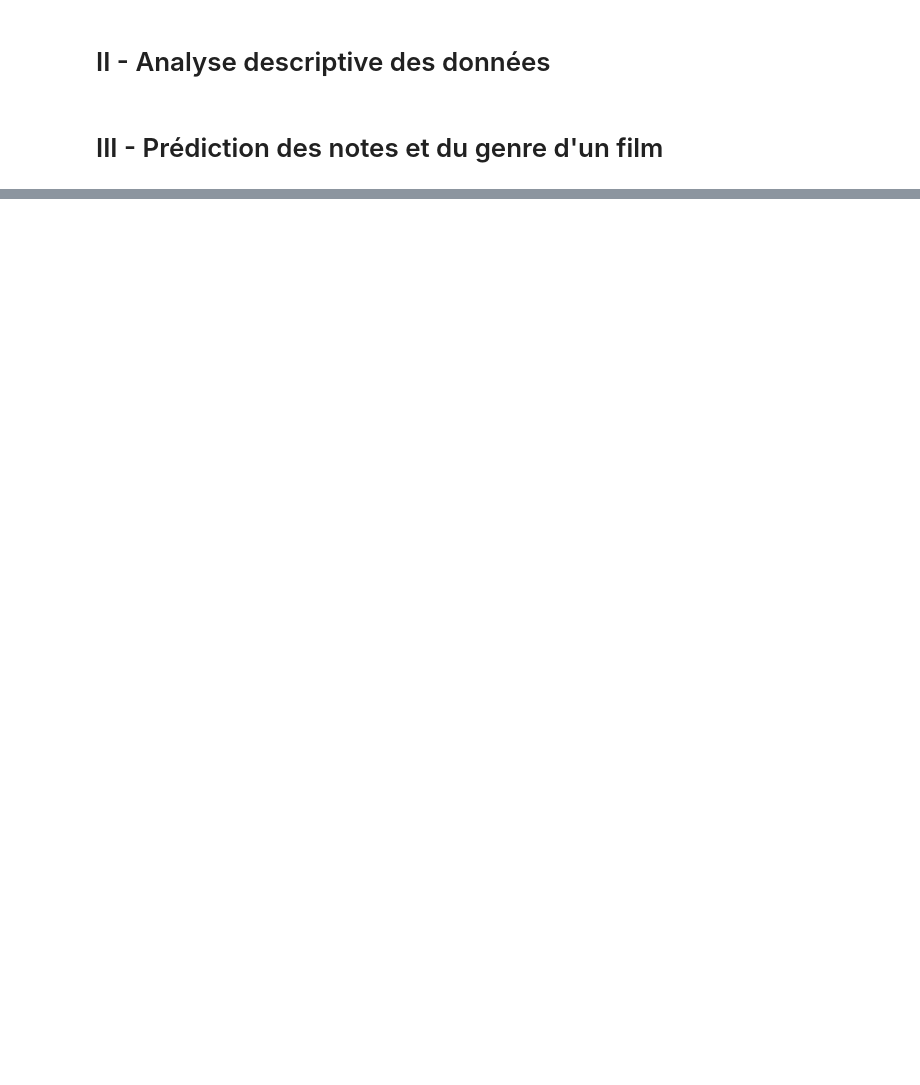
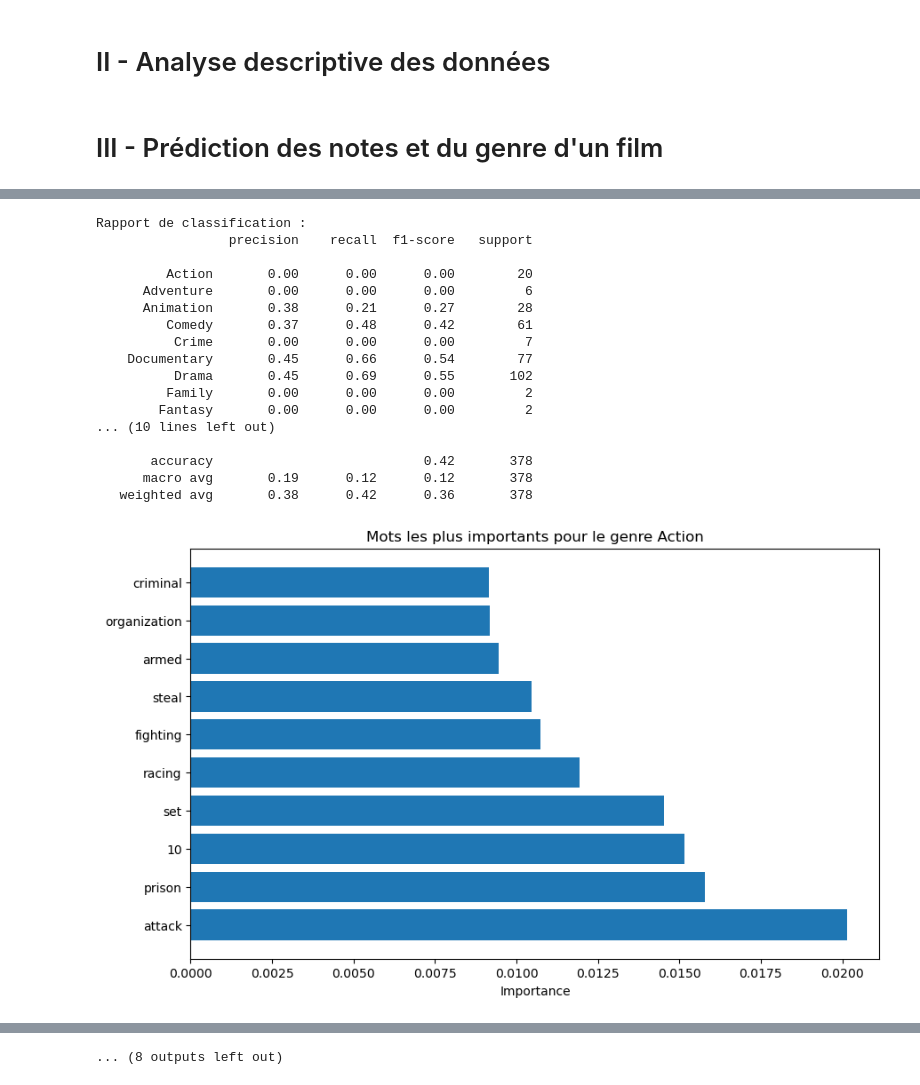
Before and after one commit to gillesfevry/MiseEnProd, a Jupyter notebook: Notebook Main.ipynb, the cells around one changed output, grey strips where cells are left out. Drawn from its saved outputs; the diff is of its cells as text; code cells hidden in the pictures; blank space fills up the shorter version.

```diff
--- a/Notebook Main.ipynb
+++ b/Notebook Main.ipynb
@@ -46,0 +32,4 @@ df_cleaned.head(4)
+# %%
+df=pd.read_csv("data.csv")
+
+df.head(3)
@@ -59,0 +44,3 @@ df1.head(3)
+# %%
+df1=td.clean_data(df)
+df1.head(3)
@@ -192,0 +108,28 @@ Précision du modèle : 0.6000
+# %%
+X = df1['overview']
+y = df1['main_genre_name']
+
+rf_nlp_full, vectorizer_full, label_encoder_full=gp.rfnlp(X,y, random_state=3)
+
+for i in range(len(rf_nlp_full.estimators_)):
+    gp.plot_important_words_for_genre(rf_nlp_full.estimators_[i].feature_importances_,
+                                vectorizer_full.get_feature_names_out(), i, label_encoder_full)
+# %% [output]
+Rapport de classification :
+                 precision    recall  f1-score   support
+
+         Action       0.00      0.00      0.00        20
+      Adventure       0.00      0.00      0.00         6
+      Animation       0.38      0.21      0.27        28
+         Comedy       0.37      0.48      0.42        61
+          Crime       0.00      0.00      0.00         7
+    Documentary       0.45      0.66      0.54        77
+          Drama       0.45      0.69      0.55       102
+         Family       0.00      0.00      0.00         2
+        Fantasy       0.00      0.00      0.00         2
+... (10 lines left out)
+
+       accuracy                           0.42       378
+      macro avg       0.19      0.12      0.12       378
+   weighted avg       0.38      0.42      0.36       378
+[figure, added]
@@ -192,0 +146 @@ Précision du modèle : 0.6000
+... (8 outputs left out)
```
Also changed, not shown: parts of 18 cells of this notebook, 3 other files.
